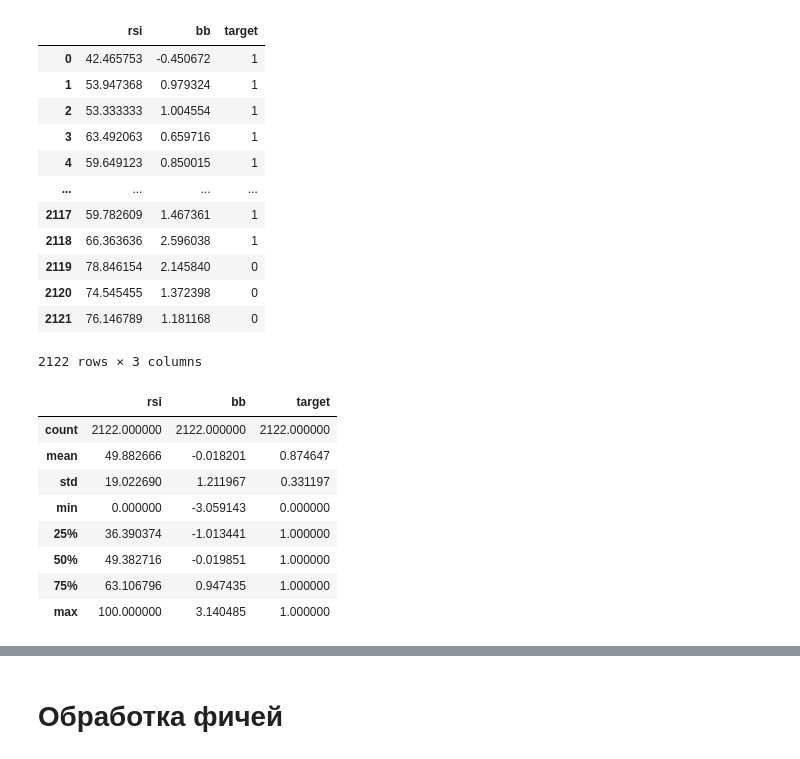
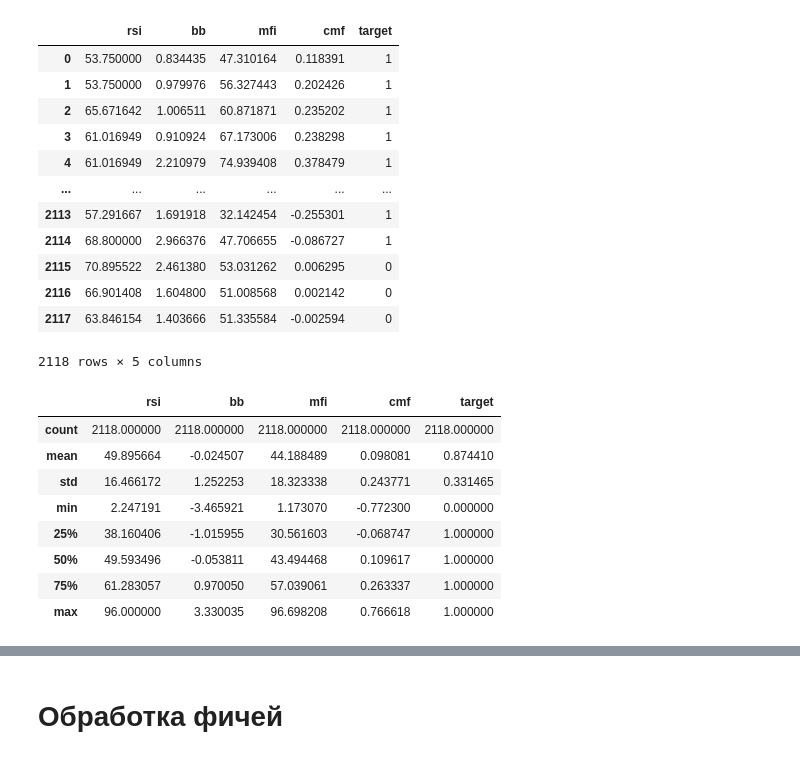
Before and after one commit to ArtemChuprov/TradingML, a Jupyter notebook: main4.ipynb, the cells around one changed output, grey strips where cells are left out. Cells and saved outputs as stored; diff of their text form; code cells hidden in the pictures.

```diff
--- a/main4.ipynb
+++ b/main4.ipynb
@@ -47,10 +47,28 @@ df
 # %%
-n_steps = 11
+n_steps = 14
 
 prices = df["close"]
 
 rsi_values = RSI(prices=prices, n_steps=n_steps)
 bb_values = extract_bb(prices=prices, n_steps=n_steps)
+mfi_values = MFI(
+    open=df["open"],
+    high=df["high"],
+    low=df["low"],
+    close=df["close"],
+    volume=df["volume"],
+    n_steps=n_steps,
+)
+
+
+cmf_values = CMF(
+    open=df["open"],
+    high=df["high"],
+    low=df["low"],
+    close=df["close"],
+    volume=df["volume"],
+    n_steps=n_steps,
+)
 
 assert len(rsi_values) == len(
     bb_values
@@ -72,41 +90,41 @@ targets = prepare_target(df=df, steps_obs=steps_obs)
 # %%
 indicator_data = (
     pd.DataFrame(
-        data=np.array([rsi_values, bb_values, targets]).T,
-        columns=["rsi", "bb", "target"],
+        data=np.array([rsi_values, bb_values, mfi_values, cmf_values, targets]).T,
+        columns=["rsi", "bb", "mfi", "cmf", "target"],
     )
     .dropna()
     .reset_index(drop=True)
     .astype(np.float64)
 )
 indicator_data["target"] = indicator_data["target"].astype(np.int32)
 indicator_data
 # %% [output]
-|  | rsi | bb | target |
-| 0 | 42.465753 | -0.450672 | 1 |
-| 1 | 53.947368 | 0.979324 | 1 |
-| 2 | 53.333333 | 1.004554 | 1 |
-| 3 | 63.492063 | 0.659716 | 1 |
-| 4 | 59.649123 | 0.850015 | 1 |
-| ... | ... | ... | ... |
-| 2117 | 59.782609 | 1.467361 | 1 |
-| 2118 | 66.363636 | 2.596038 | 1 |
-| 2119 | 78.846154 | 2.145840 | 0 |
-| 2120 | 74.545455 | 1.372398 | 0 |
-| 2121 | 76.146789 | 1.181168 | 0 |
+|  | rsi | bb | mfi | cmf | target |
+| 0 | 53.750000 | 0.834435 | 47.310164 | 0.118391 | 1 |
+| 1 | 53.750000 | 0.979976 | 56.327443 | 0.202426 | 1 |
+| 2 | 65.671642 | 1.006511 | 60.871871 | 0.235202 | 1 |
+| 3 | 61.016949 | 0.910924 | 67.173006 | 0.238298 | 1 |
+| 4 | 61.016949 | 2.210979 | 74.939408 | 0.378479 | 1 |
+| ... | ... | ... | ... | ... | ... |
+| 2113 | 57.291667 | 1.691918 | 32.142454 | -0.255301 | 1 |
+| 2114 | 68.800000 | 2.966376 | 47.706655 | -0.086727 | 1 |
+| 2115 | 70.895522 | 2.461380 | 53.031262 | 0.006295 | 0 |
+| 2116 | 66.901408 | 1.604800 | 51.008568 | 0.002142 | 0 |
+| 2117 | 63.846154 | 1.403666 | 51.335584 | -0.002594 | 0 |
-2122 rows × 3 columns
+2118 rows × 5 columns
 # %%
 indicator_data.describe()
 # %% [output]
-|  | rsi | bb | target |
-| count | 2122.000000 | 2122.000000 | 2122.000000 |
-| mean | 49.882666 | -0.018201 | 0.874647 |
-| std | 19.022690 | 1.211967 | 0.331197 |
-| min | 0.000000 | -3.059143 | 0.000000 |
-| 25% | 36.390374 | -1.013441 | 1.000000 |
-| 50% | 49.382716 | -0.019851 | 1.000000 |
-| 75% | 63.106796 | 0.947435 | 1.000000 |
-| max | 100.000000 | 3.140485 | 1.000000 |
+|  | rsi | bb | mfi | cmf | target |
+| count | 2118.000000 | 2118.000000 | 2118.000000 | 2118.000000 | 2118.000000 |
+| mean | 49.895664 | -0.024507 | 44.188489 | 0.098081 | 0.874410 |
+| std | 16.466172 | 1.252253 | 18.323338 | 0.243771 | 0.331465 |
+| min | 2.247191 | -3.465921 | 1.173070 | -0.772300 | 0.000000 |
+| 25% | 38.160406 | -1.015955 | 30.561603 | -0.068747 | 1.000000 |
+| 50% | 49.593496 | -0.053811 | 43.494468 | 0.109617 | 1.000000 |
+| 75% | 61.283057 | 0.970050 | 57.039061 | 0.263337 | 1.000000 |
+| max | 96.000000 | 3.330035 | 96.698208 | 0.766618 | 1.000000 |
 # %%
 all_data = indicator_data.copy()
 all_data[df.columns] = df.iloc[n_steps:, :].values
```
Also changed, not shown: parts of 8 cells of this notebook, 1 other file.
